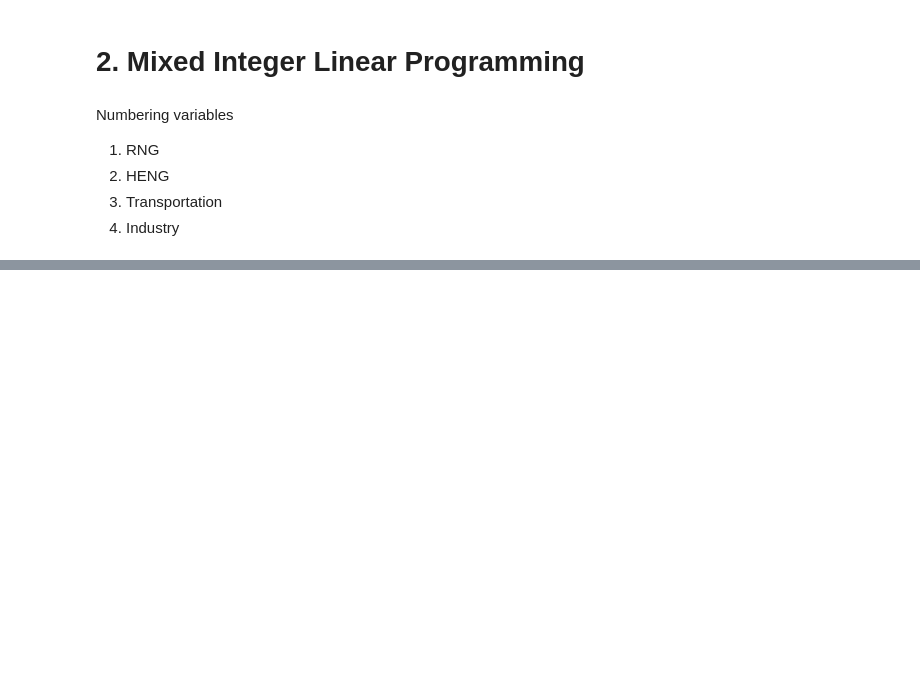
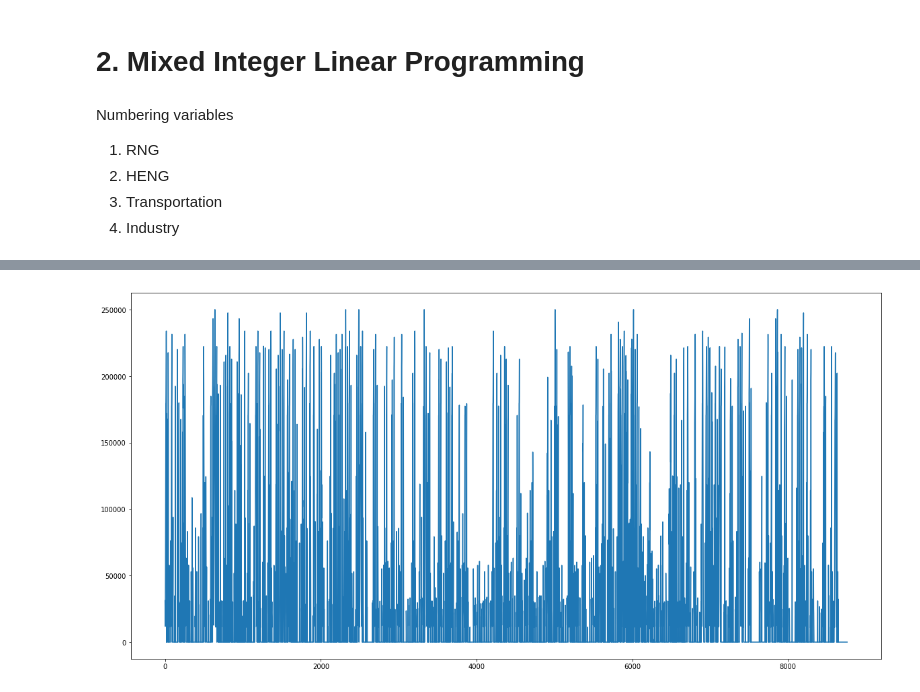
Before and after one commit to lewisjko/FYDP, a Jupyter notebook: FYDP.ipynb, the cells around one changed output, grey strips where cells are left out. Cells and saved outputs as stored; diff of their text form; code cells hidden in the pictures; blank space fills up the shorter version.

```diff
--- a/FYDP.ipynb
+++ b/FYDP.ipynb
@@ -903,0 +905,2 @@ RNG_df = create_var_df(variable_dict,'RNG_','RNG_max')
+# %%
+H2_direct_df = create_var_df(variable_dict,'H2_direct_')
@@ -905,0 +977,4 @@ create_plot(RNG_df)
+# %%
+create_plot(H2_direct_df)
+# %% [output]
+[figure, added]
```
Also changed, not shown: parts of 25 cells of this notebook, 1 other file.
